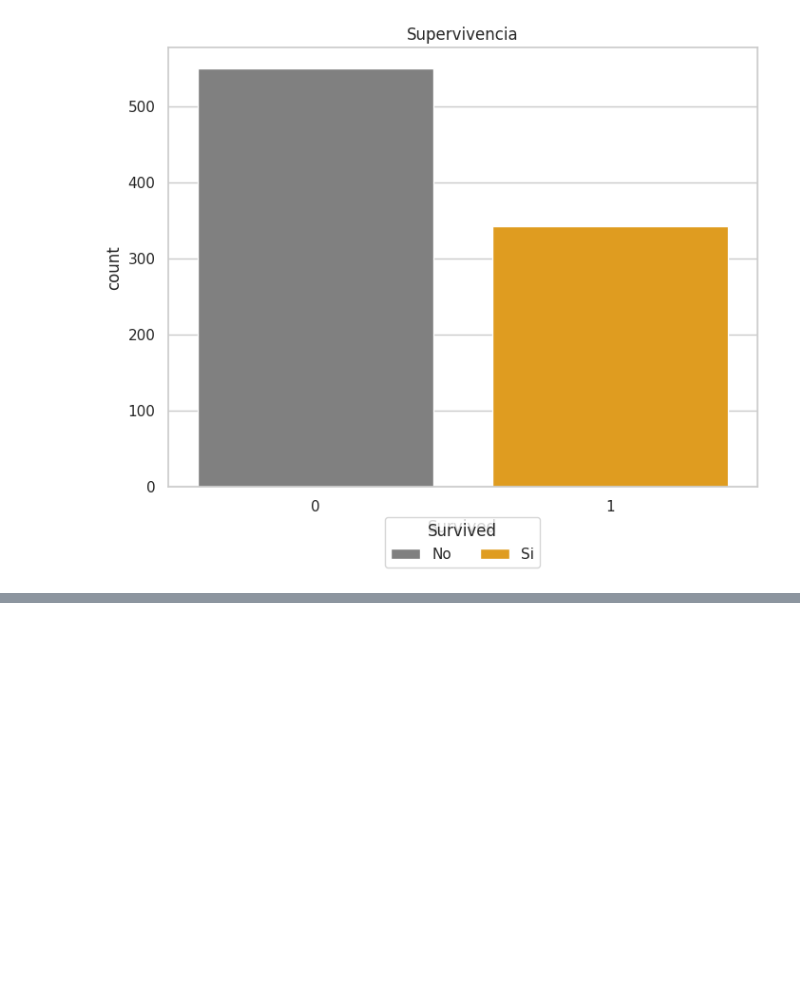
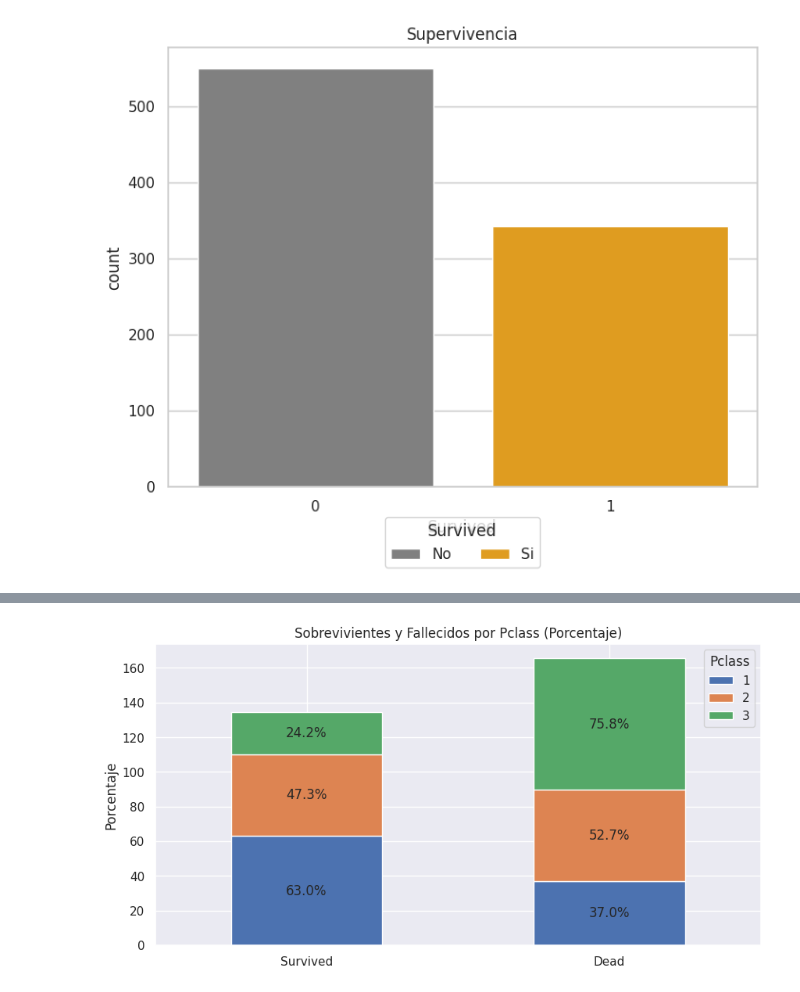
Before and after one commit to ajaimes448/Ciencia_de_Datos, a Jupyter notebook: Taller_7042025.ipynb, the cells around one changed output, grey strips where cells are left out. Drawn from its saved outputs; the diff is of its cells as text; code cells hidden in the pictures; blank space fills up the shorter version.

```diff
--- a/Taller_7042025.ipynb
+++ b/Taller_7042025.ipynb
@@ -228,0 +417,5 @@ def plot_learning_curve(estimator,title,X,y,xlim=None,cv=None,n_jobs=1,train_siz
+# %%
+#La grafica identifica que la clase 1 tuvo mayor chance de supervivencia en comparacion de las otras dos clases.
+bar_char_with_percentage("Pclass",df)
+# %% [output]
+[figure, added]
```
Also changed, not shown: parts of 115 cells of this notebook.
